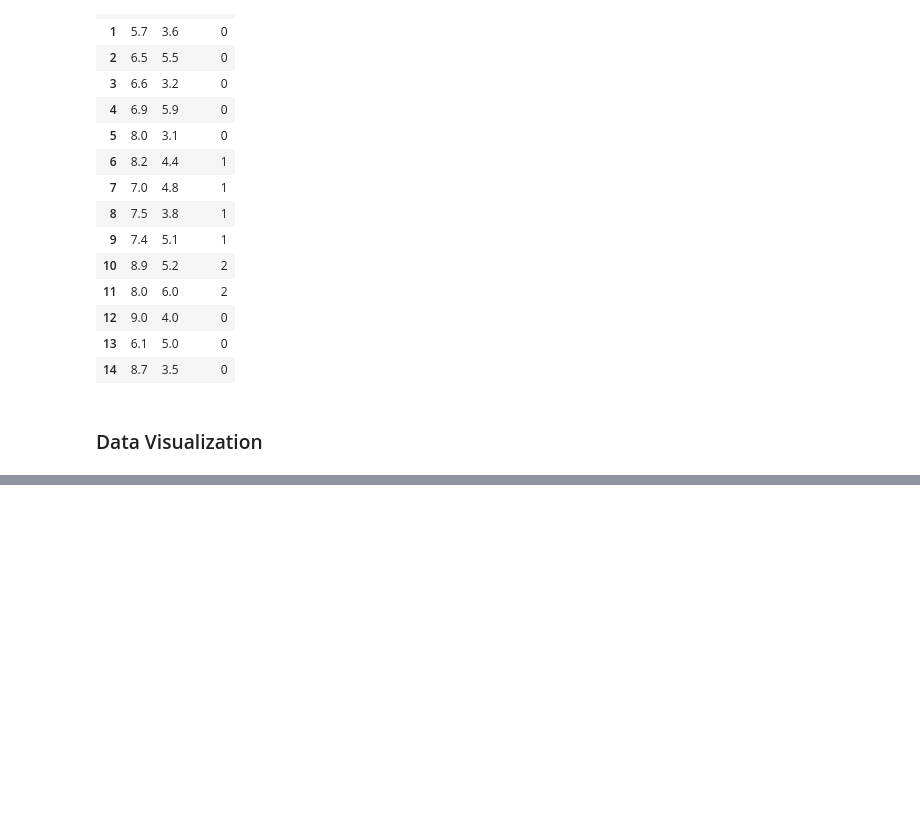
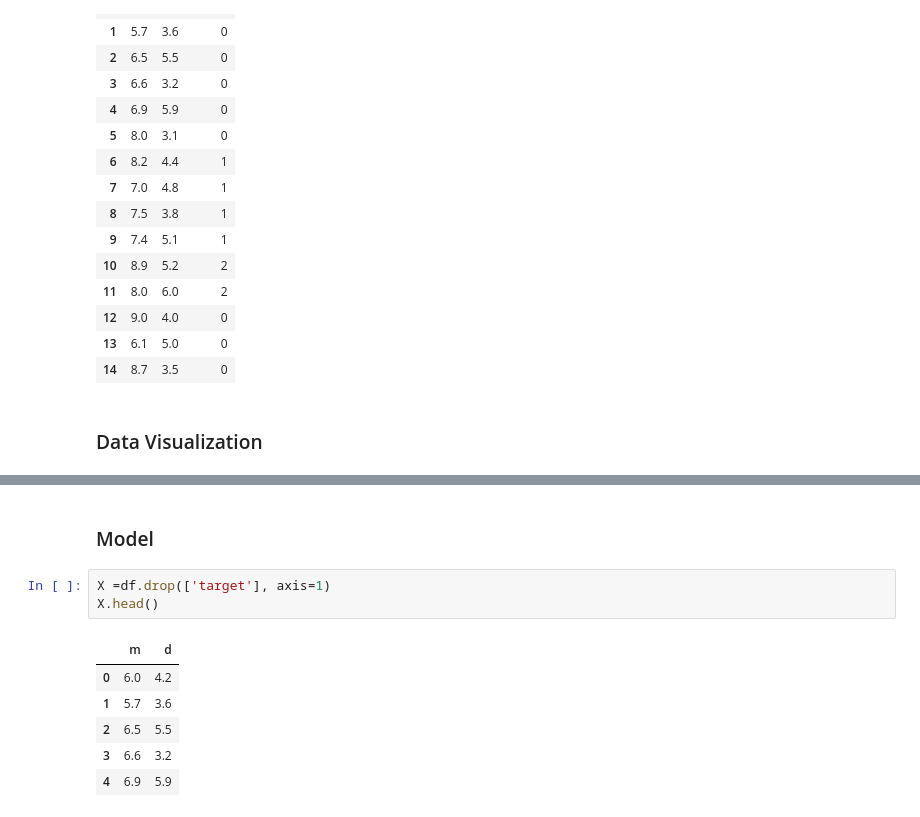
Before and after one commit to Nont18/Deep-learning-coding, a Jupyter notebook: deep_learning/ch08_3class_2feature.ipynb, the cells around one changed output, grey strips where cells are left out. Cells and saved outputs as stored; diff of their text form; blank space fills up the shorter version.

```diff
--- a/deep_learning/ch08_3class_2feature.ipynb
+++ b/deep_learning/ch08_3class_2feature.ipynb
@@ -33,0 +41,12 @@ df
+# %% [markdown]
+### Model
+# %%
+X =df.drop(['target'], axis=1)
+X.head()
+# %% [output]
+|  | m | d |
+| 0 | 6.0 | 4.2 |
+| 1 | 5.7 | 3.6 |
+| 2 | 6.5 | 5.5 |
+| 3 | 6.6 | 3.2 |
+| 4 | 6.9 | 5.9 |
```
Also changed, not shown: parts of 12 cells of this notebook.
